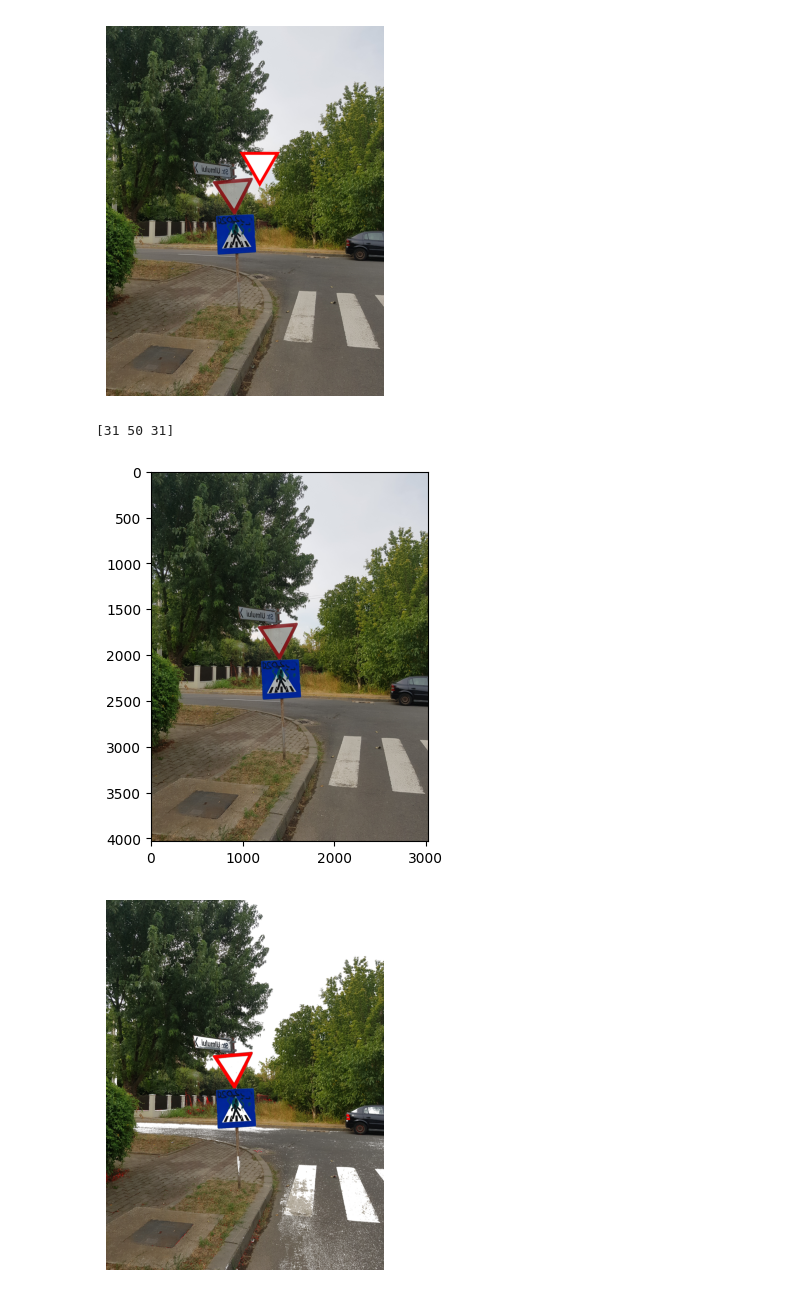
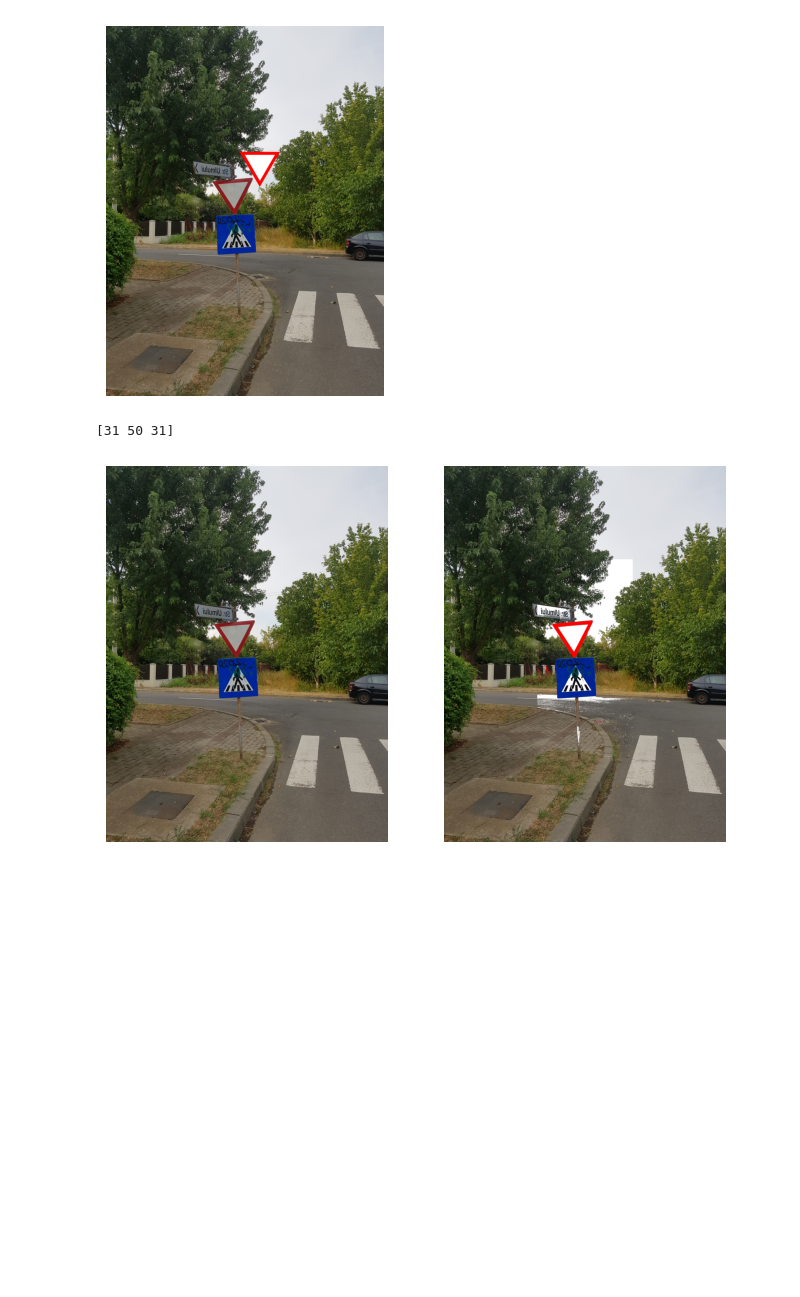
Before and after one commit to mircea-mihail/bike-system, a Jupyter notebook: scripts-and-misc/detectSigns/detect_give-way.ipynb, the cells around one changed output. Drawn from its saved outputs; the diff is of its cells as text; code cells hidden in the pictures; blank space fills up the shorter version.

Commit message:
displayed the labeled images a bit nicer and found the chunks that have more than 100 pixels

```diff
--- a/scripts-and-misc/detectSigns/detect_give-way.ipynb
+++ b/scripts-and-misc/detectSigns/detect_give-way.ipynb
@@ -29,7 +29,7 @@ BLUE_PX = 2
 # print a picture
 
 gw_images = []
-for img_name in os.listdir(GIVE_WAY_DIR):
+for img_name in sorted(os.listdir(GIVE_WAY_DIR)):
     gw_images.append(np.transpose(mpimg.imread(os.path.join(GIVE_WAY_DIR, img_name)), (1, 0, 2)))
 
 test_img = gw_images[7]
@@ -160,38 +160,43 @@ def is_white(p_matrix_px):
     return  (int(p_matrix_px[RED_PX]) + pixel_RGB_variance > int(p_matrix_px[GREEN_PX]) and\
             int(p_matrix_px[RED_PX]) - pixel_RGB_variance < int(p_matrix_px[GREEN_PX]) and\
             int(p_matrix_px[RED_PX]) + pixel_RGB_variance > int(p_matrix_px[BLUE_PX]) and\
             int(p_matrix_px[RED_PX]) - pixel_RGB_variance < int(p_matrix_px[BLUE_PX]) and\
             p_matrix_px[RED_PX] > minimum_red_brightness)
 
 def check_red(p_img):
-    for i in range(0, len(p_img)):
-        for j in range(0, len(p_img[0])):
+    trim = 1000
+
+    for i in range(trim, len(p_img) - trim):
+        for j in range(trim, len(p_img[0]) - trim):
             if is_red(p_img[i][j]):
                 p_img[i][j][RED_PX] = 255
                 p_img[i][j][GREEN_PX] = 0
                 p_img[i][j][BLUE_PX] = 0
 
             if is_white(p_img[i][j]):
                 p_img[i][j][RED_PX] = 255
                 p_img[i][j][GREEN_PX] = 255
                 p_img[i][j][BLUE_PX] = 255
 
 np.shape(test_img)
 len(test_img[0])
 print(test_img[0][0])
 img = test_img.copy()
 
 check_red(img)
 
+plt.figure(figsize=(8, 5))
+plt.subplot(1, 2, 1)
+plt.axis('off')
 plt.imshow(test_img)
-plt.show()
+
+plt.subplot(1, 2, 2)
 plt.imshow(img)
 plt.axis('off')
 plt.show()
 # %% [output]
 [31 50 31]
-[figure, old version]
+[figure, new version]
-[figure, removed]
 # %%
 # funciton used to score how close a triangle of side p_side starting at x and y resemples a give way sign
 
```
Also changed, not shown: parts of 4 cells of this notebook.
